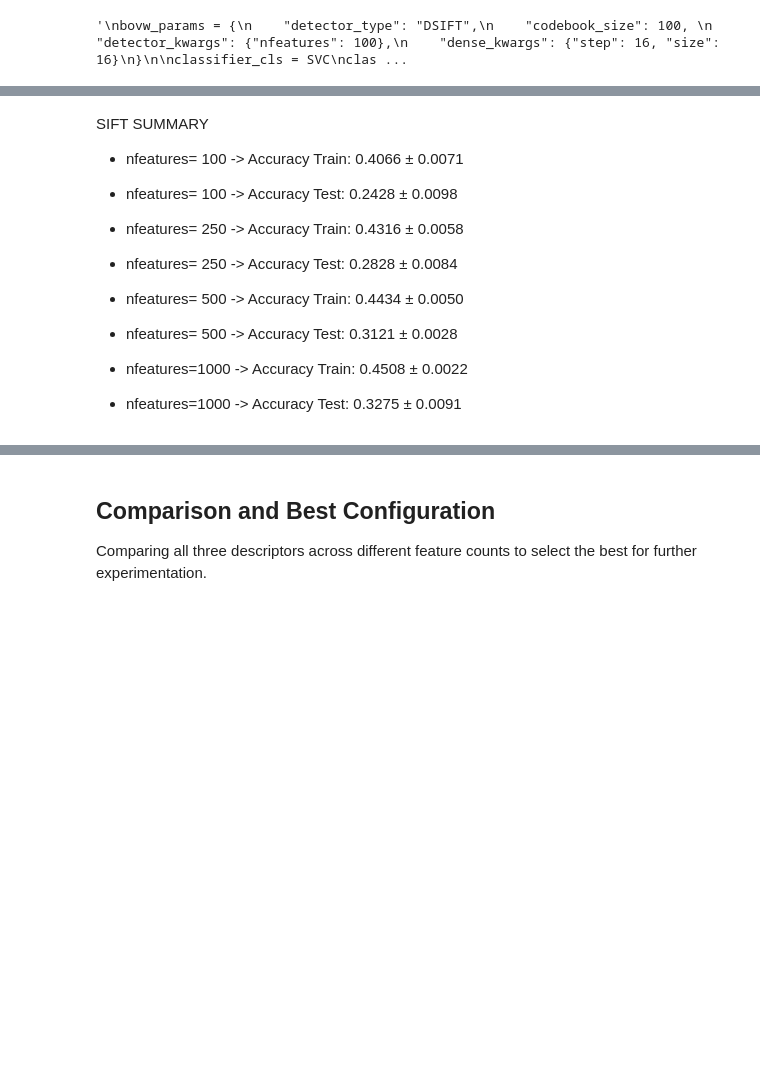
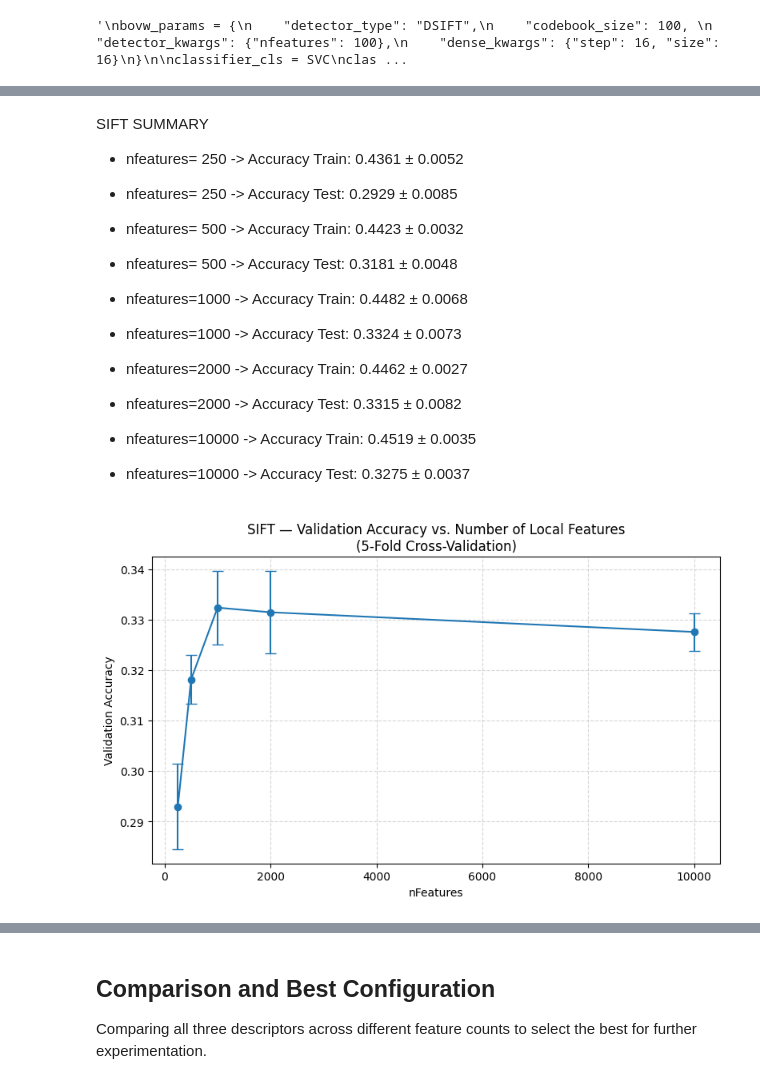
Before and after one commit to MCV-C3/project-team-6, a Jupyter notebook: Week1/experimentation.ipynb, the cells around one changed output, grey strips where cells are left out. Drawn from its saved outputs; the diff is of its cells as text; code cells hidden in the pictures; blank space fills up the shorter version.

Commit message:
descriptors experiments again and re-structured a bit the notebook

```diff
--- a/Week1/experimentation.ipynb
+++ b/Week1/experimentation.ipynb
@@ -122,7 +147,7 @@ enable_cache()
 # SIFT
 print("TESTING SIFT DESCRIPTOR")
 
-sift_nfeatures = [250, 500, 1000, 2000]
+sift_nfeatures = [250, 500, 1000, 2000, 10000]
 sift_results = {}
 
 for nfeatures in sift_nfeatures:
@@ -131,7 +156,6 @@ for nfeatures in sift_nfeatures:
     bovw_params = {
         "detector_type": "SIFT",
         "codebook_size": 512,
-        "descriptor_normalization": "L2",
         "detector_kwargs": {"nfeatures": nfeatures},
     }
 
@@ -219,13 +229,40 @@ nfeatures=1000 -> Accuracy Test: 0.3275 ± 0.0091
 # %% [markdown]
 SIFT SUMMARY
-- nfeatures= 100 -> Accuracy Train: 0.4066 ± 0.0071
-- nfeatures= 100 -> Accuracy Test: 0.2428 ± 0.0098
+- nfeatures= 250 -> Accuracy Train: 0.4361 ± 0.0052
+- nfeatures= 250 -> Accuracy Test: 0.2929 ± 0.0085
 
-- nfeatures= 250 -> Accuracy Train: 0.4316 ± 0.0058
-- nfeatures= 250 -> Accuracy Test: 0.2828 ± 0.0084
+- nfeatures= 500 -> Accuracy Train: 0.4423 ± 0.0032
+- nfeatures= 500 -> Accuracy Test: 0.3181 ± 0.0048
 
-- nfeatures= 500 -> Accuracy Train: 0.4434 ± 0.0050
-- nfeatures= 500 -> Accuracy Test: 0.3121 ± 0.0028
+- nfeatures=1000 -> Accuracy Train: 0.4482 ± 0.0068
+- nfeatures=1000 -> Accuracy Test: 0.3324 ± 0.0073
 
-- nfeatures=1000 -> Accuracy Train: 0.4508 ± 0.0022
-- nfeatures=1000 -> Accuracy Test: 0.3275 ± 0.0091
+- nfeatures=2000 -> Accuracy Train: 0.4462 ± 0.0027
+- nfeatures=2000 -> Accuracy Test: 0.3315 ± 0.0082
+
+- nfeatures=10000 -> Accuracy Train: 0.4519 ± 0.0035
+- nfeatures=10000 -> Accuracy Test: 0.3275 ± 0.0037
+# %%
+# Plot SIFT Validation Accuracy vs nFeatures (5-Fold CV)
+
+# Since the dataset is reasonably balanced and we use stratified 5-fold cross-validation,
+# accuracy is a reliable metric for evaluating performance in this experiment.
+
+n_features = sift_nfeatures
+
+# Accuracy
+acc_means = [sift_results[n].test.accuracy.mean for n in n_features]
+acc_stds  = [sift_results[n].test.accuracy.std for n in n_features]
+
+plt.figure(figsize=(8, 5))
+plt.errorbar(n_features, acc_means, yerr=acc_stds,
+             marker='o', capsize=5)
+
+plt.title("SIFT — Validation Accuracy vs. Number of Local Features\n(5-Fold Cross-Validation)")
+plt.xlabel("nFeatures")
+plt.ylabel("Validation Accuracy")
+plt.grid(True, linestyle="--", alpha=0.5)
+plt.tight_layout()
+plt.show()
+# %% [output]
+[figure, added]
```
Also changed, not shown: parts of 23 cells of this notebook.
